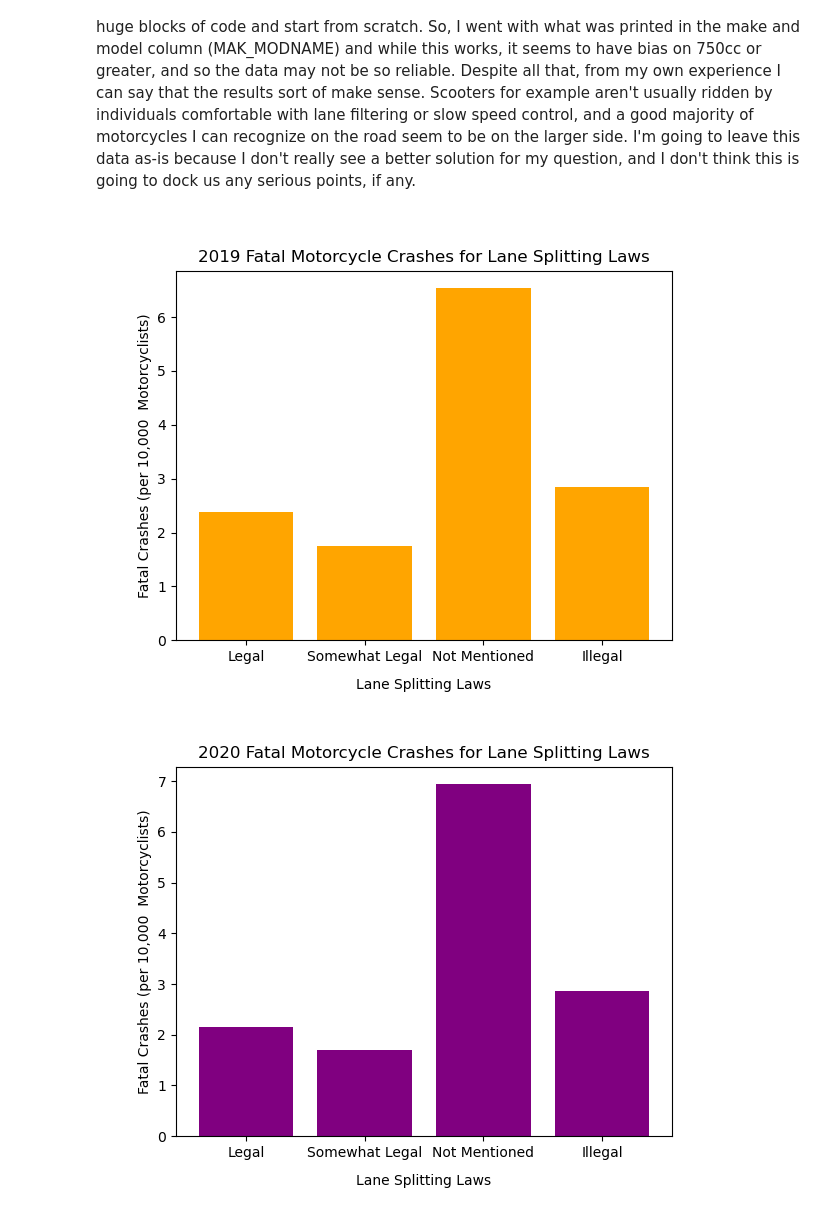
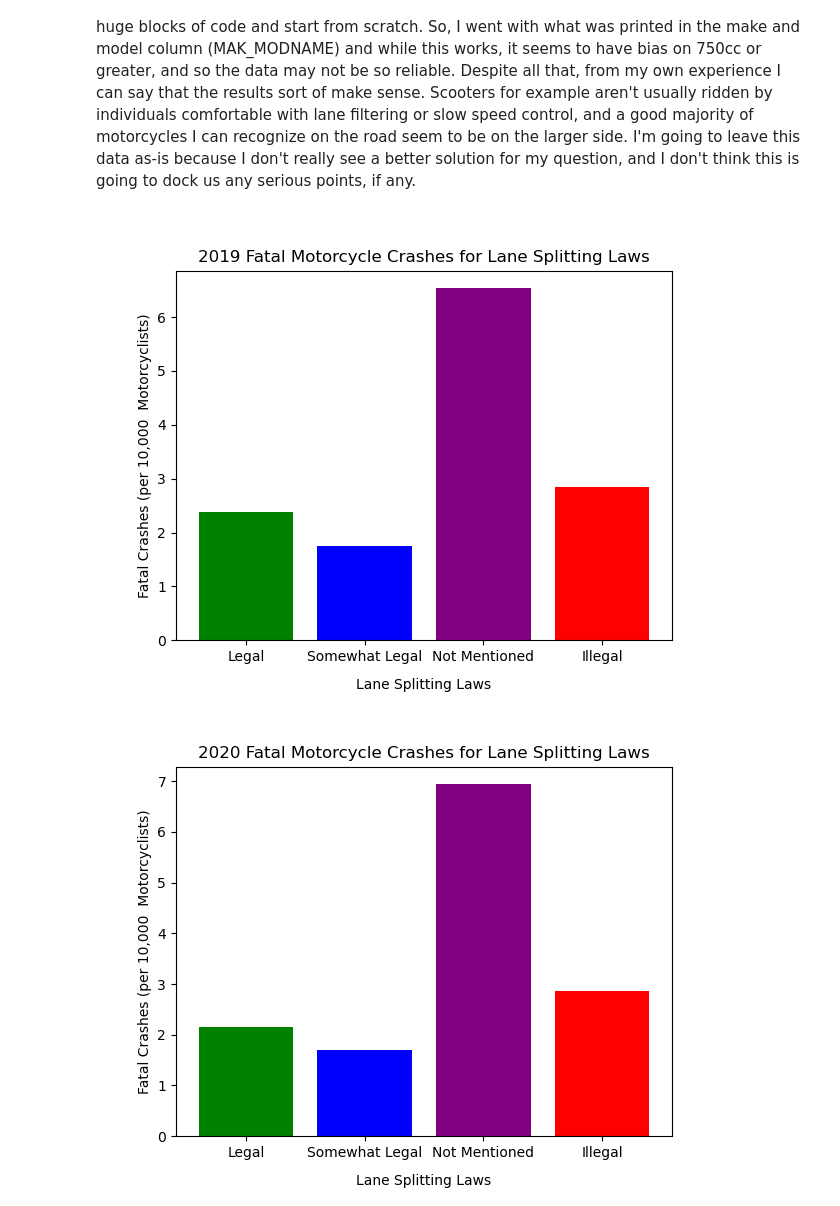
Before and after one commit to CalvinPedigo/Data-Analyst-Project-1, a Jupyter notebook: Notebook_structor.ipynb, the cells around one changed output. Saved outputs shown, nothing was run; the diff lists cells and outputs as text; code cells hidden in the pictures.

```diff
--- a/Notebook_structor.ipynb
+++ b/Notebook_structor.ipynb
@@ -304,29 +320,29 @@ for df in filtered_df_list:
 # %%
 # Motorcycle laws affects deadly crashes 2019 (Jack)
 
 legal_deaths = legal_group[0]["DEATHS"].count()
 somewhat_legal_deaths = somewhat_legal_group[0]["DEATHS"].count()
 not_mentioned_deaths = not_mentioned_group[0]["DEATHS"].count()
 illegal_deaths = illegal_group[0]["DEATHS"].count()
 
 legal_per_reg = (legal_deaths / legal_reg_2019) * 10000
 somewhat_legal_per_reg = (somewhat_legal_deaths / somewhat_legal_reg_2019) * 10000
 not_mentioned_per_reg = (not_mentioned_deaths / not_mentioned_reg_2019) * 10000
 illegal_per_reg  = (illegal_deaths/ illegal_reg_2019) * 10000
 
 laws = ["Legal", "Somewhat Legal", "Not Mentioned", "Illegal"]
 counts = [legal_per_reg,somewhat_legal_per_reg, not_mentioned_per_reg, illegal_per_reg]
 x_ticks = [value for value in laws]
 
 fig, ax = plt.subplots()
-ax.bar(laws, counts, color = "orange")
+ax.bar(laws, counts, color = ["green", "blue","purple","red"])
 ax.set_xticks(x_ticks)
 ax.set_title("2019 Fatal Motorcycle Crashes for Lane Splitting Laws")
 ax.set_xlabel("Lane Splitting Laws", labelpad= 10)
 ax.set_ylabel("Fatal Crashes (per 10,000  Motorcyclists)")
 plt.show()
 # %% [output]
-[figure, old version]
+[figure, new version]
 # %%
 # Motorcycle laws affects deadly crashes 2020 (Jack)
 
@@ -345,14 +361,14 @@ counts = [legal_per_reg,somewhat_legal_per_reg, not_mentioned_per_reg, illegal_p
 x_ticks = [value for value in laws]
 
 fig, ax = plt.subplots()
-ax.bar(laws, counts, color = "purple")
+ax.bar(laws, counts, color = ["green", "blue","purple","red"])
 ax.set_xticks(x_ticks)
 ax.set_title("2020 Fatal Motorcycle Crashes for Lane Splitting Laws")
 ax.set_xlabel("Lane Splitting Laws", labelpad= 10)
 ax.set_ylabel("Fatal Crashes (per 10,000  Motorcyclists)")
 plt.show()
 # %% [output]
-[figure, old version]
+[figure, new version]
 # %%
 # Motorcycle laws affects deadly crashes 2021 (Jack)
 
```
Also changed, not shown: parts of 5 cells of this notebook.
